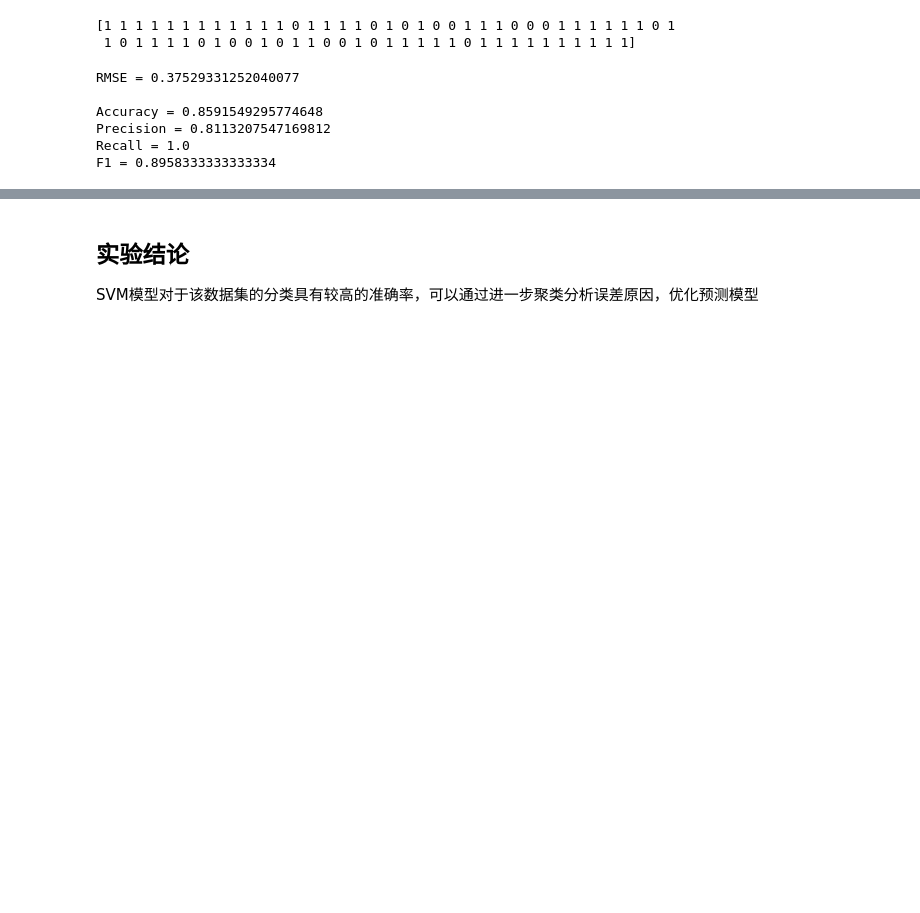
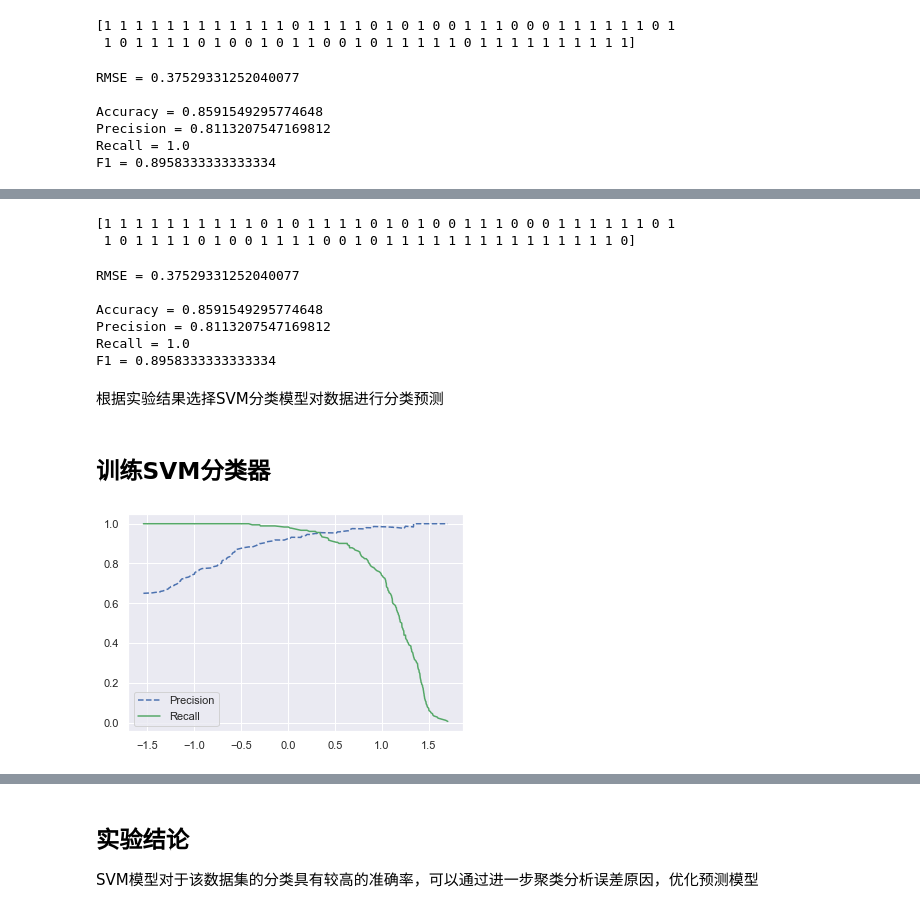
Before and after one commit to Lin-Johnson/Course-learning-materials-and-notes, a Jupyter notebook: First_Homework/Classification_problem.ipynb, the cells around one changed output, grey strips where cells are left out. Cells and saved outputs as stored; diff of their text form; code cells hidden in the pictures; blank space fills up the shorter version.

```diff
--- a/First_Homework/Classification_problem.ipynb
+++ b/First_Homework/Classification_problem.ipynb
@@ -168,13 +168,3 @@ Accuracy = 0.8591549295774648
 Precision = 0.8113207547169812
 Recall = 1.0
 F1 = 0.8958333333333334
-# %%
-# 数据可视化
-sns.set()
-f,ax=plt.subplots()
-C=confusion_matrix(y_test, y_pre, labels=[0, 1])
-sns.heatmap(C,annot=True,ax=ax,cmap=plt.cm.GnBu) #热力图
-
-ax.set_title('confusion matrix') #标题
-ax.set_xlabel('Predicted label') #x轴
-ax.set_ylabel('True label') #y轴
@@ -183,0 +190,51 @@ Text(30.5, 0.5, 'True label')
+# %%
+# 随机森林
+y_train = train_set['column_ai'].copy()
+x_train = train_set.drop('column_ai', axis=1)
+y_test = test_set['column_ai'].copy()
+x_test = test_set.drop('column_ai', axis=1)
+
+sgd_clf = SGDClassifier(random_state=42)
+sgd_clf = sgd_clf.fit(x_train,y_train)
+y_pre = sgd_clf.predict(x_test)
+print(y_pre)
+# %% [output]
+[1 1 1 1 1 1 1 1 1 1 0 1 0 1 1 1 1 0 1 0 1 0 0 1 1 1 0 0 0 1 1 1 1 1 1 0 1
+ 1 0 1 1 1 1 0 1 0 0 1 1 1 1 0 0 1 0 1 1 1 1 1 1 1 1 1 1 1 1 1 1 1 0]
+# %%
+# 计算指标
+tp, fp, tn, fn = compute_confusion_matrix(y_pre, y_test)
+accuracy, precision, recall, F1 = compute_indexes(tp, fp, tn, fn)
+print("RMSE =",sqrt(MSE(y_pre,y_test)))
+print("\nAccuracy =",accuracy, "\nPrecision =",precision, "\nRecall =",recall, "\nF1 =",F1)
+# %% [output]
+RMSE = 0.37529331252040077
+
+Accuracy = 0.8591549295774648
+Precision = 0.8113207547169812
+Recall = 1.0
+F1 = 0.8958333333333334
+# %% [markdown]
+根据实验结果选择SVM分类模型对数据进行分类预测
+# %% [markdown]
+## 训练SVM分类器
+# %%
+from sklearn.model_selection import cross_val_predict
+
+svc_clf = SVC(random_state=42)
+svc_clf.fit(x_train, y_train)
+y_scores = cross_val_predict(svc_clf, x_train, y_train, cv=10, method="decision_function")
+# %%
+from sklearn.metrics import precision_recall_curve
+precisions, recalls, thresholds = precision_recall_curve(y_train, y_scores)
+# %%
+# 绘制精确率和召回率相对于阈值的函数图
+import matplotlib.pyplot as plt
+def plot_precision_recall_vs_threshold(precisions, recalls, thresholds):
+    plt.plot(thresholds, precisions[:-1], "b--", label="Precision")
+    plt.plot(thresholds, recalls[:-1], "g-", label="Recall")
+    plt.legend()
+plot_precision_recall_vs_threshold(precisions, recalls, thresholds)
+plt.show()
+# %% [output]
+[figure, added]
```
Also changed, not shown: parts of 13 cells of this notebook.
